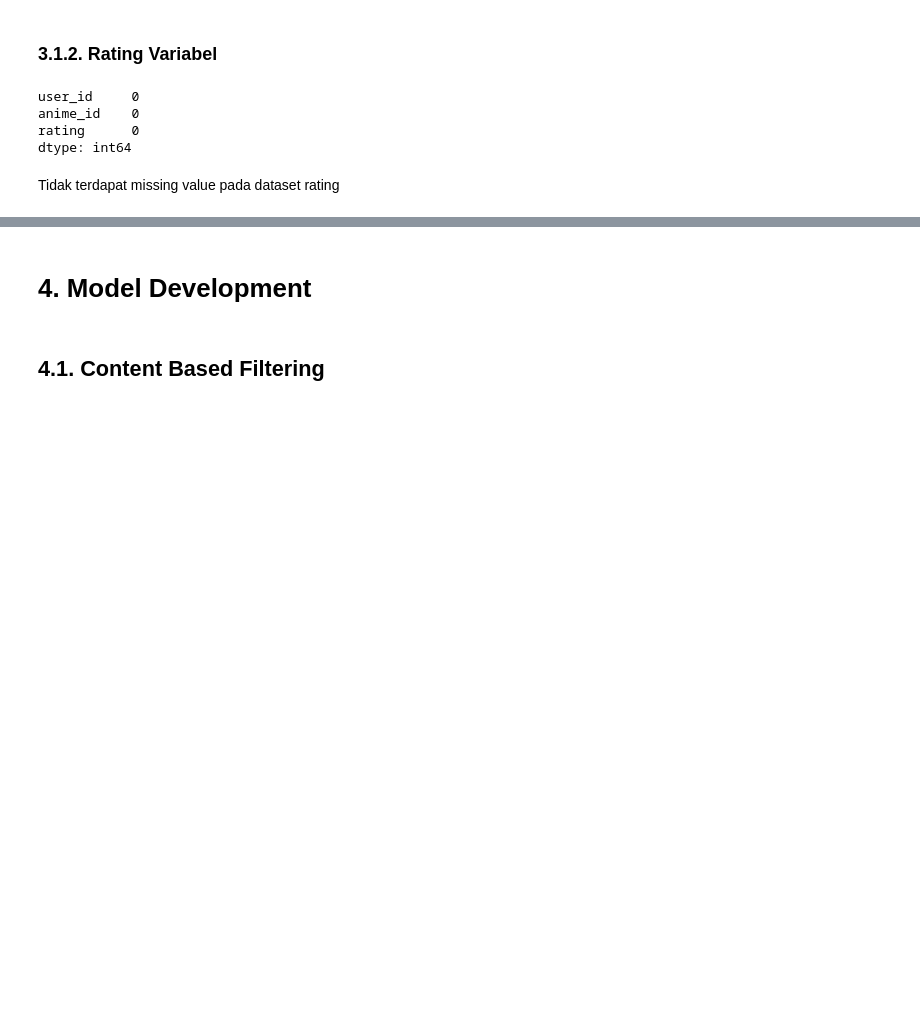
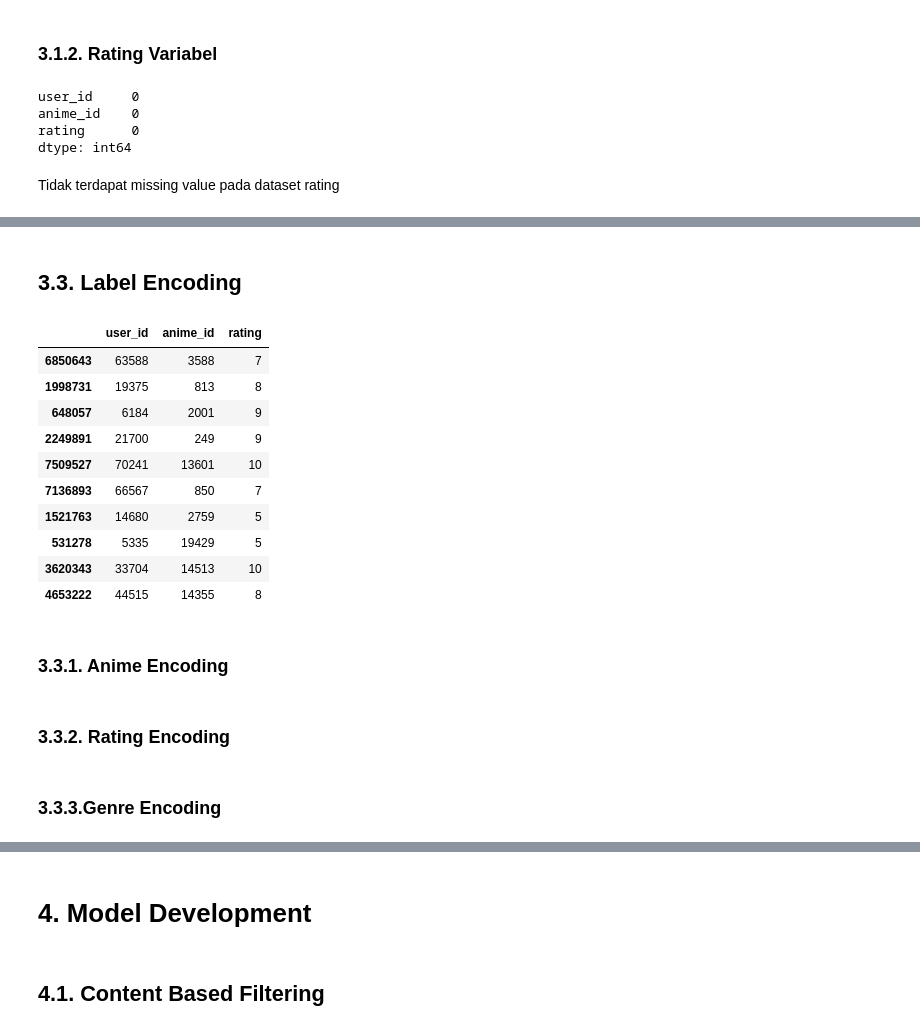
Before and after one commit to yasir-rtx/dbs_ML_expert_project02, a Jupyter notebook: model.ipynb, the cells around one changed output, grey strips where cells are left out. Saved outputs shown, nothing was run; the diff lists cells and outputs as text; code cells hidden in the pictures; blank space fills up the shorter version.

```diff
--- a/model.ipynb
+++ b/model.ipynb
@@ -204,0 +257,3 @@ Duplicated Data Count: 0
+# %%
+rating_df = rating_df.loc[rating_df['rating'] != -1]
+rating_df.sample(5)
@@ -204,0 +286,18 @@ Duplicated Data Count: 0
+# %% [markdown]
+## 3.3. Label Encoding
+# %%
+rating_df.sample(10)
+# %% [output]
+|  | user_id | anime_id | rating |
+| 6850643 | 63588 | 3588 | 7 |
+| 1998731 | 19375 | 813 | 8 |
+| 648057 | 6184 | 2001 | 9 |
+| 2249891 | 21700 | 249 | 9 |
+| 7509527 | 70241 | 13601 | 10 |
+| 7136893 | 66567 | 850 | 7 |
+| 1521763 | 14680 | 2759 | 5 |
+| 531278 | 5335 | 19429 | 5 |
+| 3620343 | 33704 | 14513 | 10 |
+| 4653222 | 44515 | 14355 | 8 |
+# %% [markdown]
+### 3.3.1. Anime Encoding
@@ -204,0 +308,2 @@ Duplicated Data Count: 0
+# %% [markdown]
+### 3.3.2. Rating Encoding
@@ -204,0 +314,2 @@ Duplicated Data Count: 0
+# %% [markdown]
+### 3.3.3.Genre Encoding
```
Also changed, not shown: parts of 52 cells of this notebook, 1 other file.
